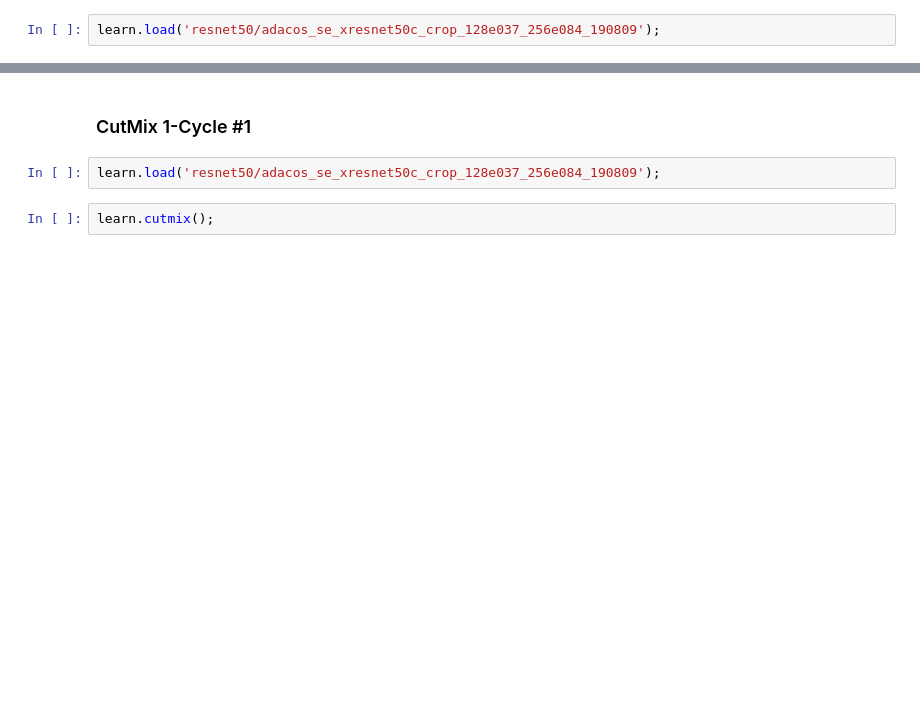
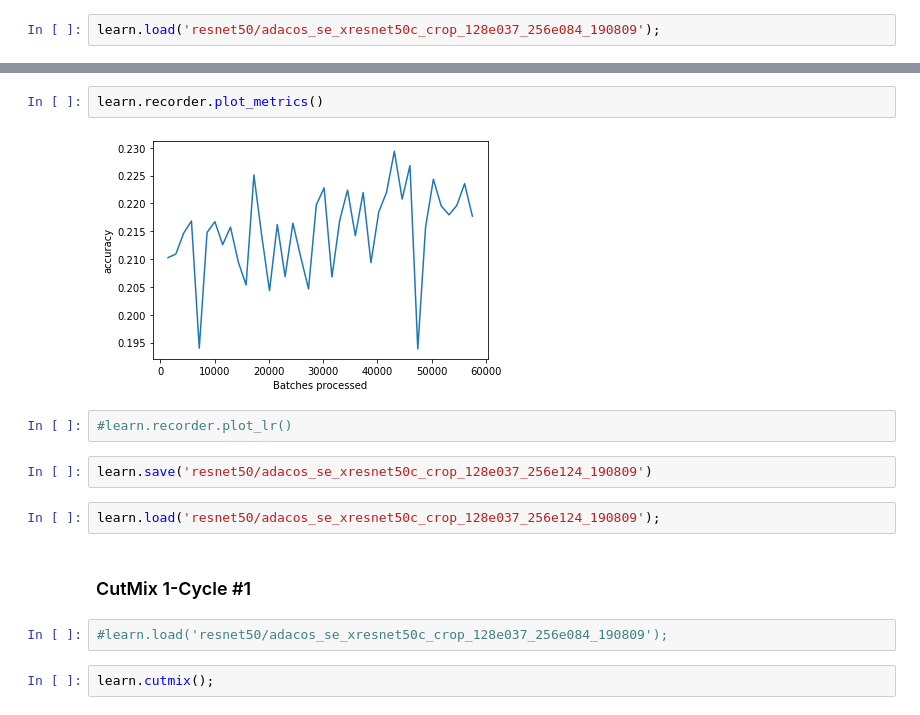
Before and after one commit to MicPie/recursion-cellular-image-classification, a Jupyter notebook: rcic_v21_adacos_se_xresnet_crop.ipynb, the cells around one changed output, grey strips where cells are left out. Saved outputs shown, nothing was run; the diff lists cells and outputs as text; blank space fills up the shorter version.

```diff
--- a/rcic_v21_adacos_se_xresnet_crop.ipynb
+++ b/rcic_v21_adacos_se_xresnet_crop.ipynb
@@ -973,7 +1019,17 @@ learn.load('resnet50/adacos_se_xresnet50c_crop_128e037_256e084_190809');
+# %%
+learn.recorder.plot_metrics()
+# %% [output]
+[figure, added]
+# %%
+#learn.recorder.plot_lr()
+# %%
+learn.save('resnet50/adacos_se_xresnet50c_crop_128e037_256e124_190809')
+# %%
+learn.load('resnet50/adacos_se_xresnet50c_crop_128e037_256e124_190809');
 # %% [markdown]
 ### CutMix 1-Cycle #1
 # %%
-learn.load('resnet50/adacos_se_xresnet50c_crop_128e037_256e084_190809');
+#learn.load('resnet50/adacos_se_xresnet50c_crop_128e037_256e084_190809');
 # %%
 learn.cutmix();
 # %%
```
Also changed, not shown: parts of 13 cells of this notebook, 4 other files.
